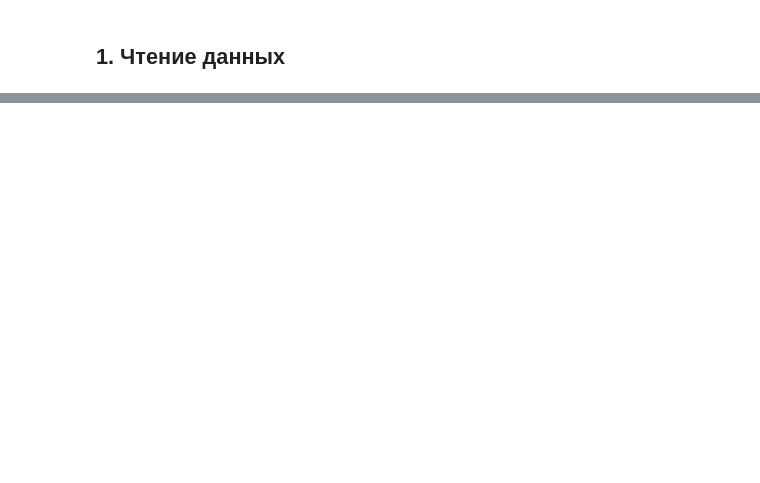
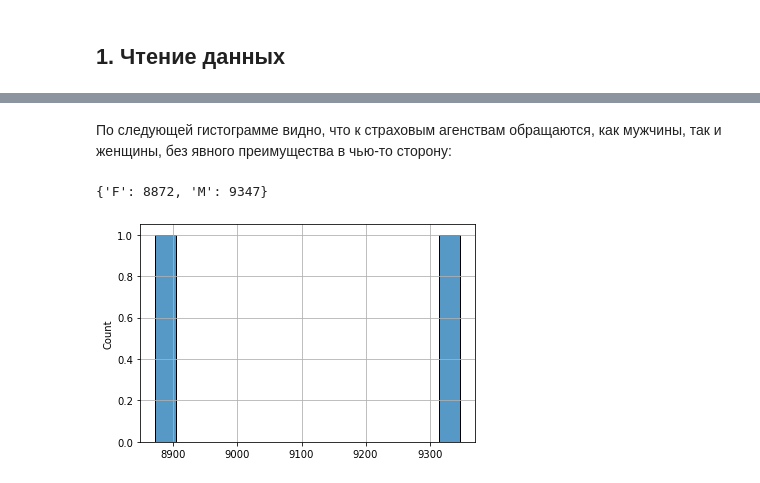
Before and after one commit to okmand/MachineLearning_TravelInsurance, a Jupyter notebook: travel_insurance.ipynb, the cells around one changed output, grey strips where cells are left out. Cells and saved outputs as stored; diff of their text form; code cells hidden in the pictures; blank space fills up the shorter version.

```diff
--- a/travel_insurance.ipynb
+++ b/travel_insurance.ipynb
@@ -56,0 +104,17 @@ d = 11
+# %% [markdown]
+По следующей гистограмме видно, что к страховым агенствам обращаются, как мужчины, так и женщины, без явного преимущества в чью-то сторону:
+# %%
+people = {"F": 0, "M": 0}
+
+for i in range(len(data_raw)):
+    if data_raw['Gender'][i] == "F":
+        people["F"] += 1
+    elif data_raw['Gender'][i] == "M":
+        people["M"] += 1
+
+sns.histplot(people, bins=15)
+plt.grid()
+print(people)
+# %% [output]
+{'F': 8872, 'M': 9347}
+[figure, added]
```
Also changed, not shown: parts of 27 cells of this notebook.
